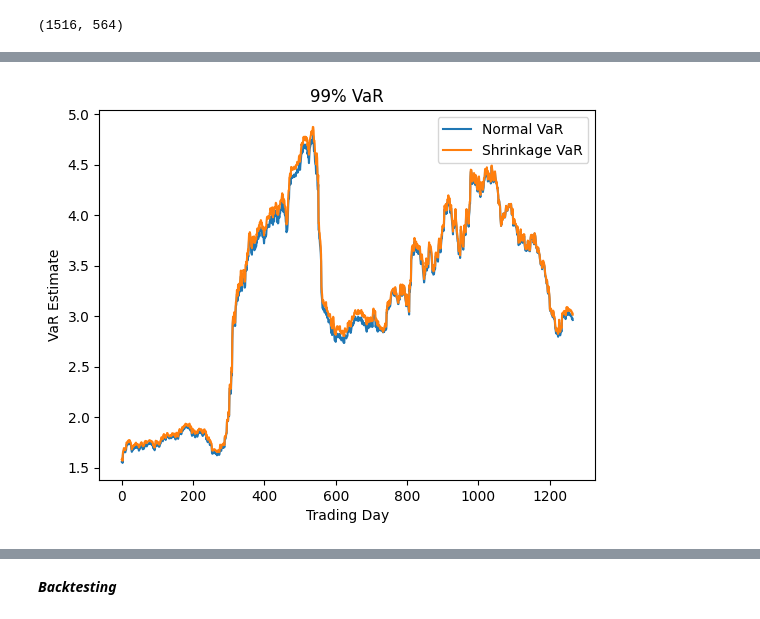
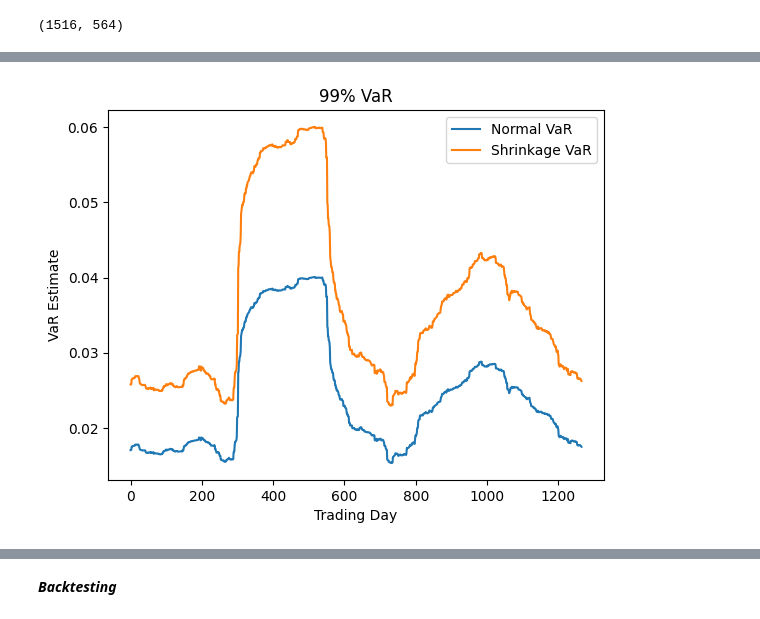
Before and after one commit to minhanhh1/MasterArbeitCode, a Jupyter notebook: SchätzungVaR.ipynb, the cells around one changed output, grey strips where cells are left out. Cells and saved outputs as stored; diff of their text form; code cells hidden in the pictures.

```diff
--- a/SchätzungVaR.ipynb
+++ b/SchätzungVaR.ipynb
@@ -119,0 +145,7 @@ shrinkageVaR = np.zeros(testWindowSize)
+# %%
+Y = pd.read_csv('output_return1.csv')
+Y = Y.drop(columns=['Datum'])
+N,p = Y.shape
+n = N-k
+sample = pd.DataFrame(np.matmul(Y.T.to_numpy(),Y.to_numpy()))/n
+print(sample)
@@ -120,42 +258,60 @@ shrinkageVaR = np.zeros(testWindowSize)
 # %%
 normalPortfolioSigmas = pd.DataFrame()
-normalVaR = pd.DataFrame()
-shrinkageVaR = pd.DataFrame()
+daily_normalVaR = pd.DataFrame()
+normalVaR_250 = pd.DataFrame()
+daily_shrinkageVaR = pd.DataFrame()
+shrinkageVaR_250 = pd.DataFrame()
 portfolioGewinnVerlust = pd.DataFrame()
+rolling_250day_returns = pd.DataFrame()
+rolling_daily_returns = pd.DataFrame()
 for t in range(testWindowSize):
     k = windowSize + t
 
     # Berechnen der Kovarianzmatrix
     df_test = df[t:k]
     returnsData = returns[t:k].reset_index(drop=True)
-    covMatrix = np.cov(returnsData, rowvar=False)
+
+    sample_cov = pd.DataFrame(np.matmul(returnsData.T.to_numpy(),returnsData.to_numpy()))/563
+    popular_cov = np.cov(returnsData, rowvar=False)
+    covMatrix = sample_cov
     shrinkage_cov = covCor(returnsData)
     #print(shrinkage_cov.shape)
+    # Calculate the expected daily return
+    expected_daily_return = returnsData.mean().dot(weights)
+
+    # Calculate the expected return over 250 days
+    expected_250day_return = expected_daily_return * 250
+
     # Berechnen der Standardabweichung der Portfolio-Renditen
-    v = V.iloc[t, :].reset_index(drop=True)
+    #v1 = V.iloc[t, :].reset_index(drop=True)
+    #v= v1
+    v= weights
     v_trans = v.T
+
     # Berechne Stichproben-VKM sigma
     sigma = np.sqrt(v_trans@covMatrix@v)
     normalPortfolioSigmas.loc[t,'Sigma'] = sigma
     # Berechne Shrinkage-VKA
     sigmahat = np.sqrt(v_trans@shrinkage_cov@v)
     #print(sigmahat.shape)
-    # Speichern der VaR-Werte mit normalen VKM
-    normalVaR.loc[t,'GV'] = zScore * sigma
-    # Speichern der VaR-Werte mit Shrinkage-VKM
-    shrinkageVaR.loc[t,'GV'] = zScore * sigmahat
-    # Speichern der Gewinn-Verlust-Werte
-    portfolioGewinnVerlust.loc[t,'GV'] = np.sum(returns.iloc[k, :] * v)
-
+    # Speichere der täglicher VaR mit normalen VKM
+    daily_normalVaR.loc[t,'GV'] = zScore * sigma
+    daily_shrinkageVaR.loc[t,'GV'] = zScore * sigmahat
+    # Speichere der 250day_VaR
+    normalVaR_250.loc[t,'GV'] = zScore * sigma * np.sqrt(250) - expected_250day_return
+    shrinkageVaR_250.loc[t,'GV'] = zScore * sigmahat * np.sqrt(250) - expected_250day_return
+    # Speichere die Gewinn-Verlust-Werte
+    #portfolioGewinnVerlust.loc[t,'GV'] = np.sum(returns.iloc[k, :] * v1)
+    rolling_daily_returns.loc[t,'GV'] = np.sum(returns.iloc[k, :]*weights)
 #Plotten der VaR-Werte
 plt.plot()
-plt.plot(range(0, testWindowSize), normalVaR, label='Normal VaR')
-plt.plot(range(0, testWindowSize), shrinkageVaR, label='Shrinkage VaR')
+plt.plot(range(0, testWindowSize), daily_normalVaR, label='Normal VaR')
+plt.plot(range(0, testWindowSize), daily_shrinkageVaR, label='Shrinkage VaR')
 plt.xlabel('Trading Day')
 plt.ylabel('VaR Estimate')
 plt.title('99% VaR')
 plt.legend()
 plt.show()
 #TODO: x-Achse die Datum angezeigen werden.
 # %% [output]
-[figure, old version]
+[figure, new version]
```
Also changed, not shown: parts of 29 cells of this notebook, 5 other files.
